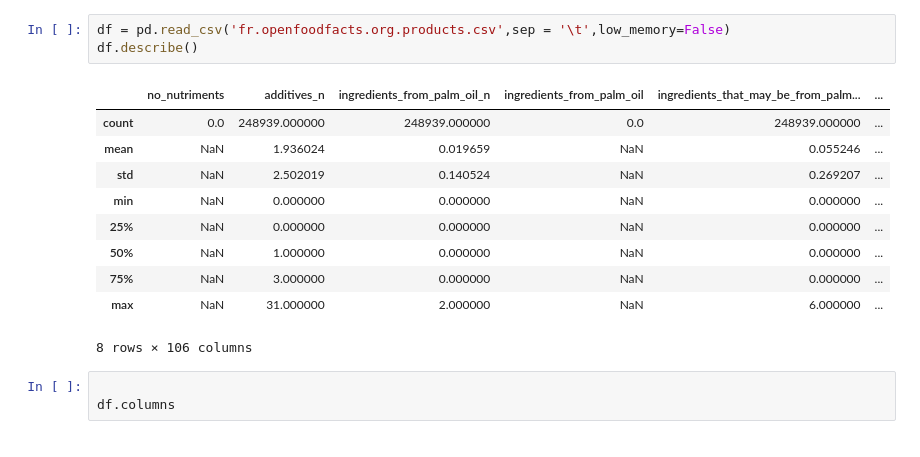
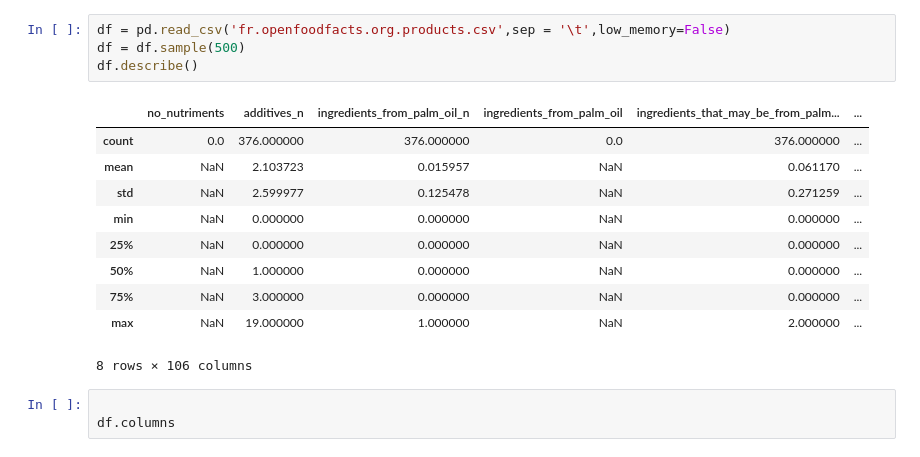
Before and after one commit to ndevilder/projet3, a Jupyter notebook: Devilder_Nicolas_3_notebook_bis.ipynb, the cells around one changed output. Saved outputs shown, nothing was run; the diff lists cells and outputs as text.

```diff
--- a/Devilder_Nicolas_3_notebook_bis.ipynb
+++ b/Devilder_Nicolas_3_notebook_bis.ipynb
@@ -14,17 +22,18 @@ pd.options.display.max_rows = 100
 pd.options.mode.copy_on_write = True
 # %%
 df = pd.read_csv('fr.openfoodfacts.org.products.csv',sep = '\t',low_memory=False)
+df = df.sample(500)
 df.describe()
 # %% [output]
 |  | no_nutriments | additives_n | ingredients_from_palm_oil_n | ingredients_from_palm_oil | ingredients_that_may_be_from_palm... | ... |
-| count | 0.0 | 248939.000000 | 248939.000000 | 0.0 | 248939.000000 | ... |
-| mean | NaN | 1.936024 | 0.019659 | NaN | 0.055246 | ... |
-| std | NaN | 2.502019 | 0.140524 | NaN | 0.269207 | ... |
+| count | 0.0 | 376.000000 | 376.000000 | 0.0 | 376.000000 | ... |
+| mean | NaN | 2.103723 | 0.015957 | NaN | 0.061170 | ... |
+| std | NaN | 2.599977 | 0.125478 | NaN | 0.271259 | ... |
 | min | NaN | 0.000000 | 0.000000 | NaN | 0.000000 | ... |
 | 25% | NaN | 0.000000 | 0.000000 | NaN | 0.000000 | ... |
 | 50% | NaN | 1.000000 | 0.000000 | NaN | 0.000000 | ... |
 | 75% | NaN | 3.000000 | 0.000000 | NaN | 0.000000 | ... |
-| max | NaN | 31.000000 | 2.000000 | NaN | 6.000000 | ... |
+| max | NaN | 19.000000 | 1.000000 | NaN | 2.000000 | ... |
 8 rows × 106 columns
 # %%
 
```
Also changed, not shown: parts of 30 cells of this notebook.
